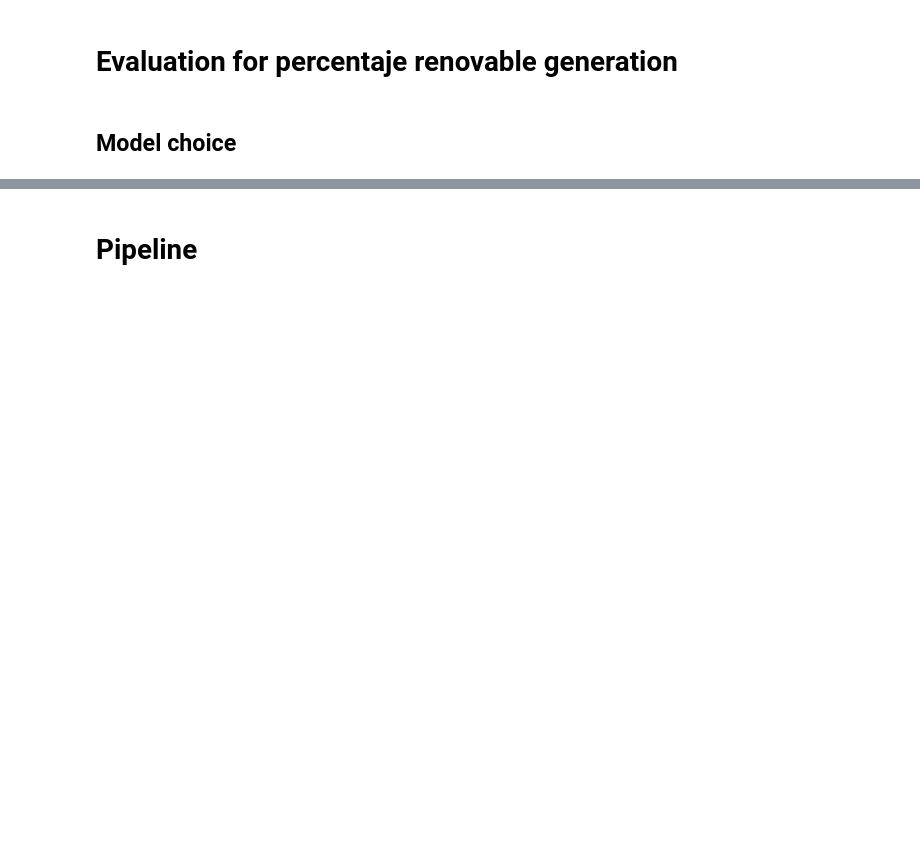
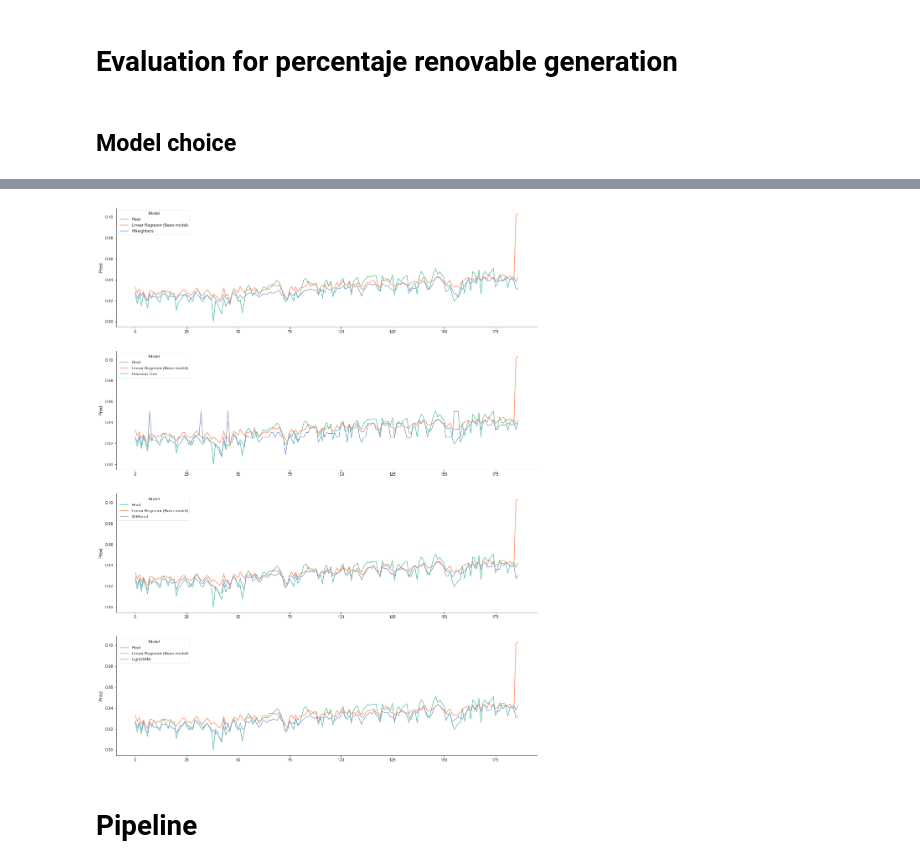
Before and after one commit to sotodosos/ClasesMaster26, a Jupyter notebook: Python/5-TFM Model_Tech.ipynb, the cells around one changed output, grey strips where cells are left out. Saved outputs shown, nothing was run; the diff lists cells and outputs as text; code cells hidden in the pictures; blank space fills up the shorter version.

```diff
--- a/Python/5-TFM Model_Tech.ipynb
+++ b/Python/5-TFM Model_Tech.ipynb
@@ -323,3 +307,7 @@ plot_real_vs_pred('x0_peninsular','x0_Solar fotovoltaica',X_test,y_test, reg_ln,
+# %%
+plot_real_vs_pred('x0_canarias','x0_Solar fotovoltaica',X_test,y_test, reg_ln, reg_KN, reg_DT, reg_XGB, reg_LGBM)
+# %% [output]
+[figure, added]
 # %% [markdown]
 # Pipeline
 # %%
```
Also changed, not shown: parts of 26 cells of this notebook, 12 other files.
